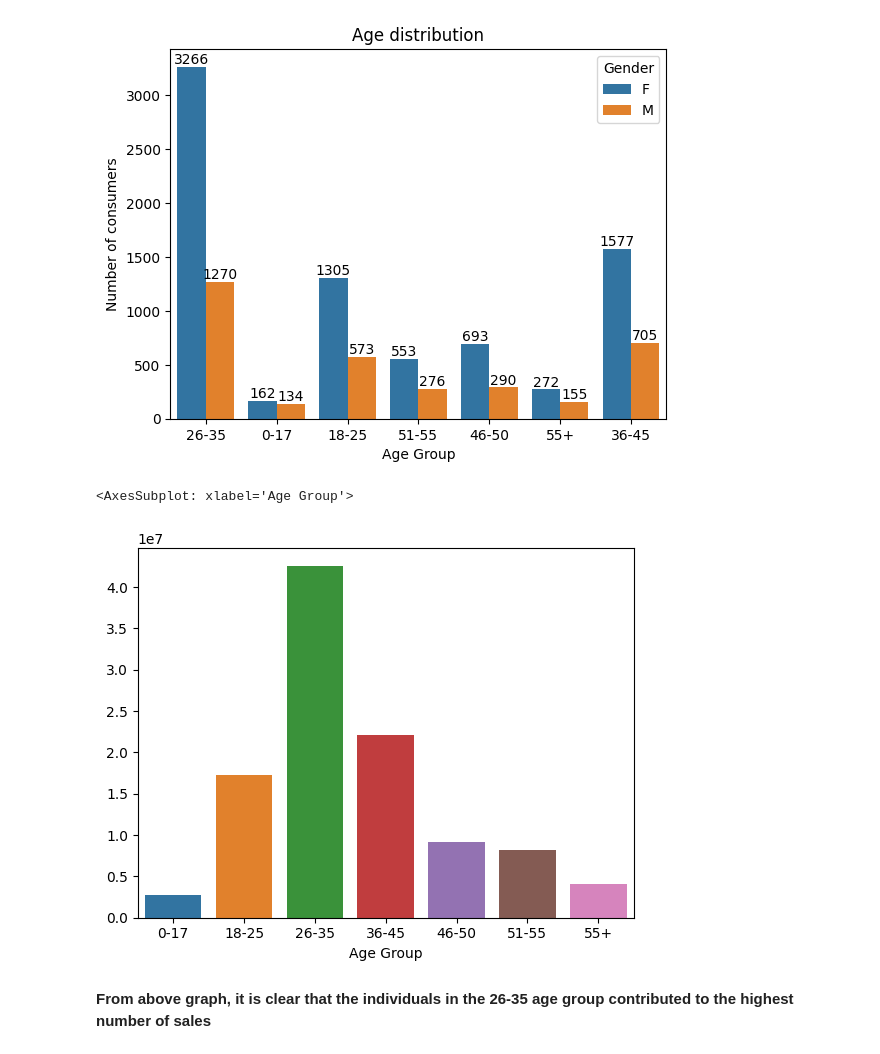
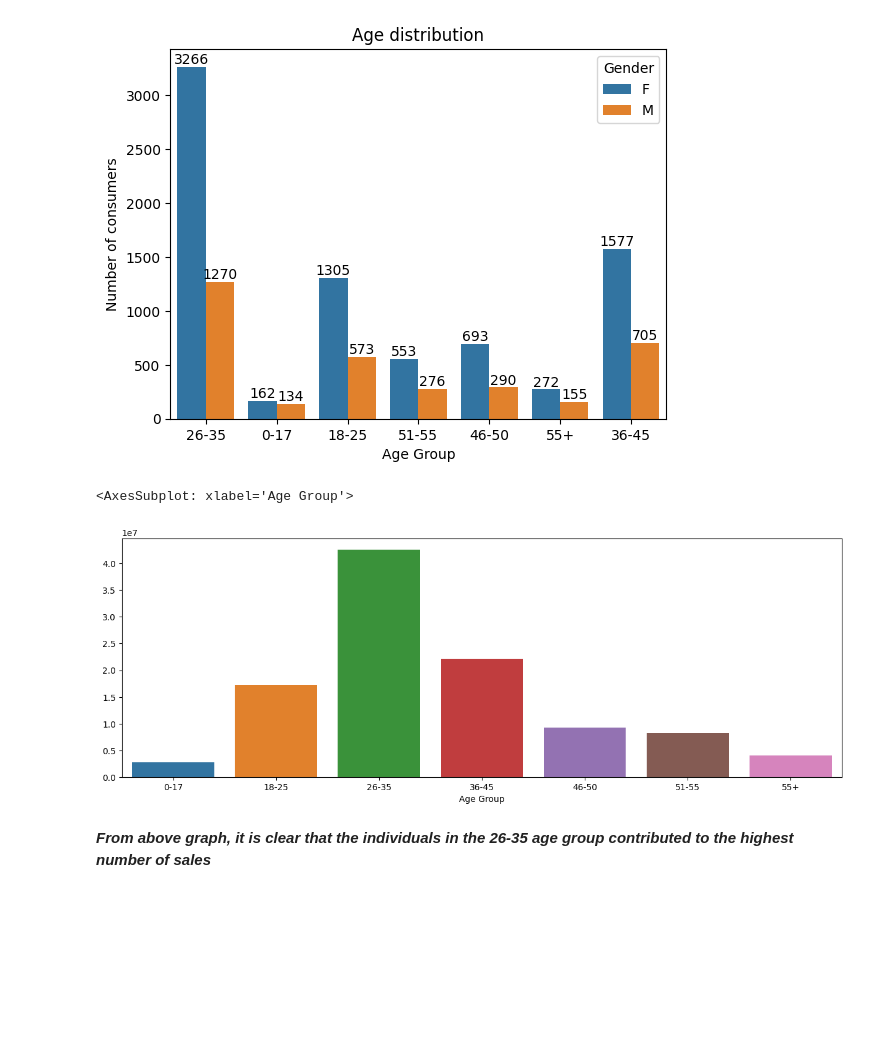
Before and after one commit to sachikamat/Sales-Analysis, a Jupyter notebook: Sales Analysis.ipynb, the cells around one changed output. Cells and saved outputs as stored; diff of their text form; code cells hidden in the pictures; blank space fills up the shorter version.

```diff
--- a/Sales Analysis.ipynb
+++ b/Sales Analysis.ipynb
@@ -322,9 +322,10 @@ Text(0.5, 1.0, 'Age distribution')
 # %%
 # Distribution of sales amount as per age group
 sales_age = df.groupby('Age Group').sum()['Amount']
+plt.figure(figsize=(15,5))
 sns.barplot(x = sales_age.index, y = sales_age.values)
 # %% [output]
 <AxesSubplot: xlabel='Age Group'>
-[figure, old version]
+[figure, new version]
 # %% [markdown]
-**From above graph, it is clear that the individuals in the 26-35 age group contributed to the highest number of sales**
+***From above graph, it is clear that the individuals in the 26-35 age group contributed to the highest number of sales***
```
Also changed, not shown: parts of 19 cells of this notebook.
